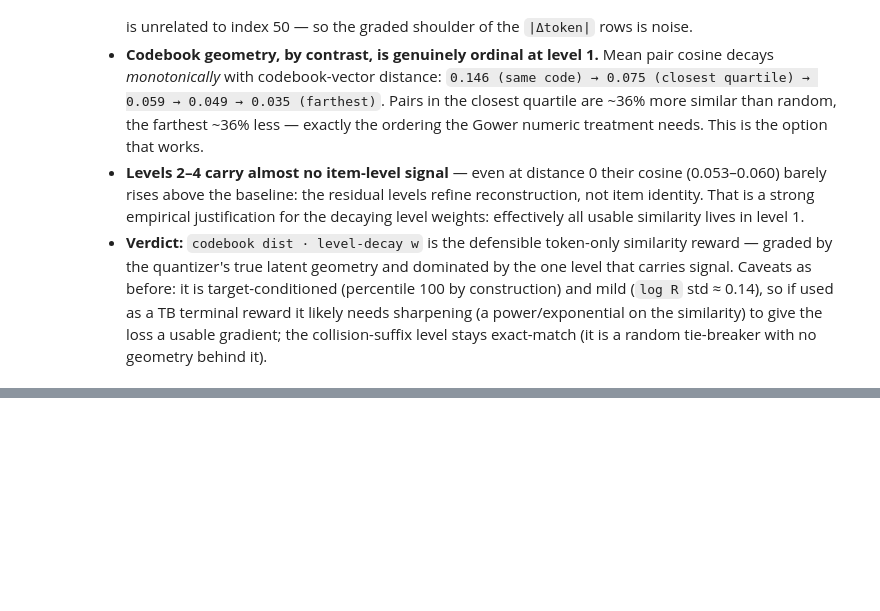
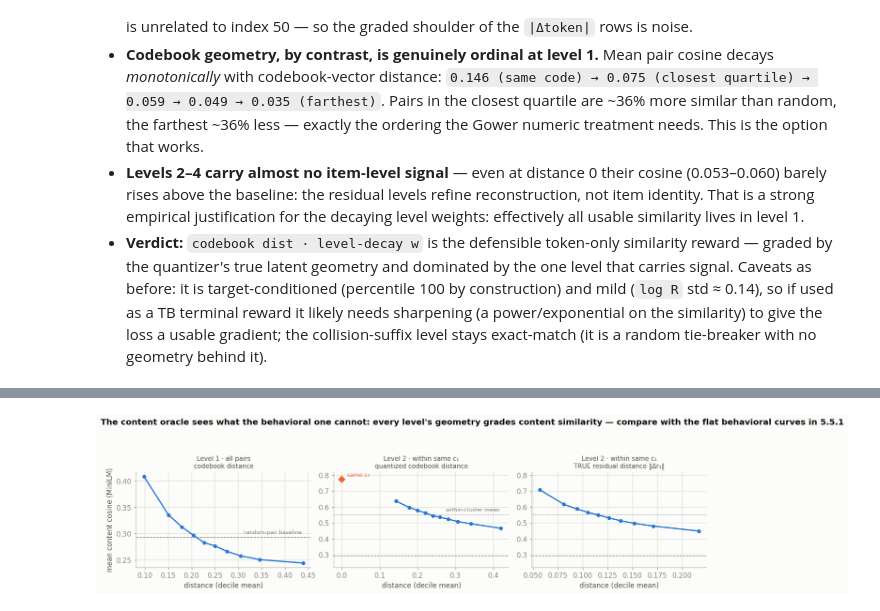
Before and after one commit to Anaxagor/flowrec, a Jupyter notebook: examples/amazon_reward_analysis.ipynb, the cells around one changed output, grey strips where cells are left out. Drawn from its saved outputs; the diff is of its cells as text; code cells hidden in the pictures; blank space fills up the shorter version.

```diff
--- a/examples/amazon_reward_analysis.ipynb
+++ b/examples/amazon_reward_analysis.ipynb
@@ -1281,0 +2025,39 @@ by CODEBOOK-vector distance (quartiles of nonzero distances):
+# %%
+# --- Plot: the same three decile curves, content oracle ------------------------
+fig, axes = plt.subplots(1, 3, figsize=(13.6, 4.0))
+panels = [
+    ("Level 1 · all pairs\ncodebook distance", sem_curve_l1, None),
+    ("Level 2 · within same c₁\nquantized codebook distance", sem_curve_c2, sem_same_c2),
+    ("Level 2 · within same c₁\nTRUE residual distance ‖Δr₁‖", sem_curve_res, None),
+]
+for i, (ax, (title, (xs, ys, es), extra)) in enumerate(zip(axes, panels)):
+    ax.axhline(sem_baseline, color=MUTED, linewidth=1, linestyle="--", zorder=2)
+    if i > 0:
+        ax.axhline(sem_within, color=MUTED, linewidth=1, linestyle=":", zorder=2)
+        ax.set_ylim(0.22, 0.82)
+    ax.errorbar(xs, ys, yerr=es, color=C_VERIFIED, marker="o", markersize=5,
+                linewidth=2, capsize=2, zorder=4)
+    if extra is not None:
+        ax.errorbar([0], [extra[0]], yerr=[extra[1]], color=C_UNVERIFIED, marker="D",
+                    markersize=7, capsize=2, zorder=5)
+        ax.annotate("same c₂", (0, extra[0]), textcoords="offset points",
+                    xytext=(8, 4), fontsize=9, color=C_UNVERIFIED)
+    ax.set_title(title, fontsize=10, color=INK_2)
+    ax.set_xlabel("distance (decile mean)")
+axes[0].annotate("random-pair baseline", (sem_curve_l1[0][-1], sem_baseline),
+                 textcoords="offset points", xytext=(-2, 5), ha="right",
+                 fontsize=8.5, color=MUTED)
+axes[1].annotate("within-cluster mean", (sem_curve_c2[0][-1], sem_within),
+                 textcoords="offset points", xytext=(-2, 5), ha="right",
+                 fontsize=8.5, color=MUTED)
+axes[0].set_ylabel("mean content cosine (MiniLM)")
+
+fig.suptitle(
+    "The content oracle sees what the behavioral one cannot: every level's geometry "
+    "grades content similarity — compare with the flat behavioral curves in 5.5.1",
+    fontweight="bold", x=0.01, ha="left",
+)
+fig.tight_layout(rect=(0, 0, 1, 0.90))
+plt.show()
+# %% [output]
+[figure, added]
```
Also changed, not shown: parts of 17 cells of this notebook, 8 other files.
